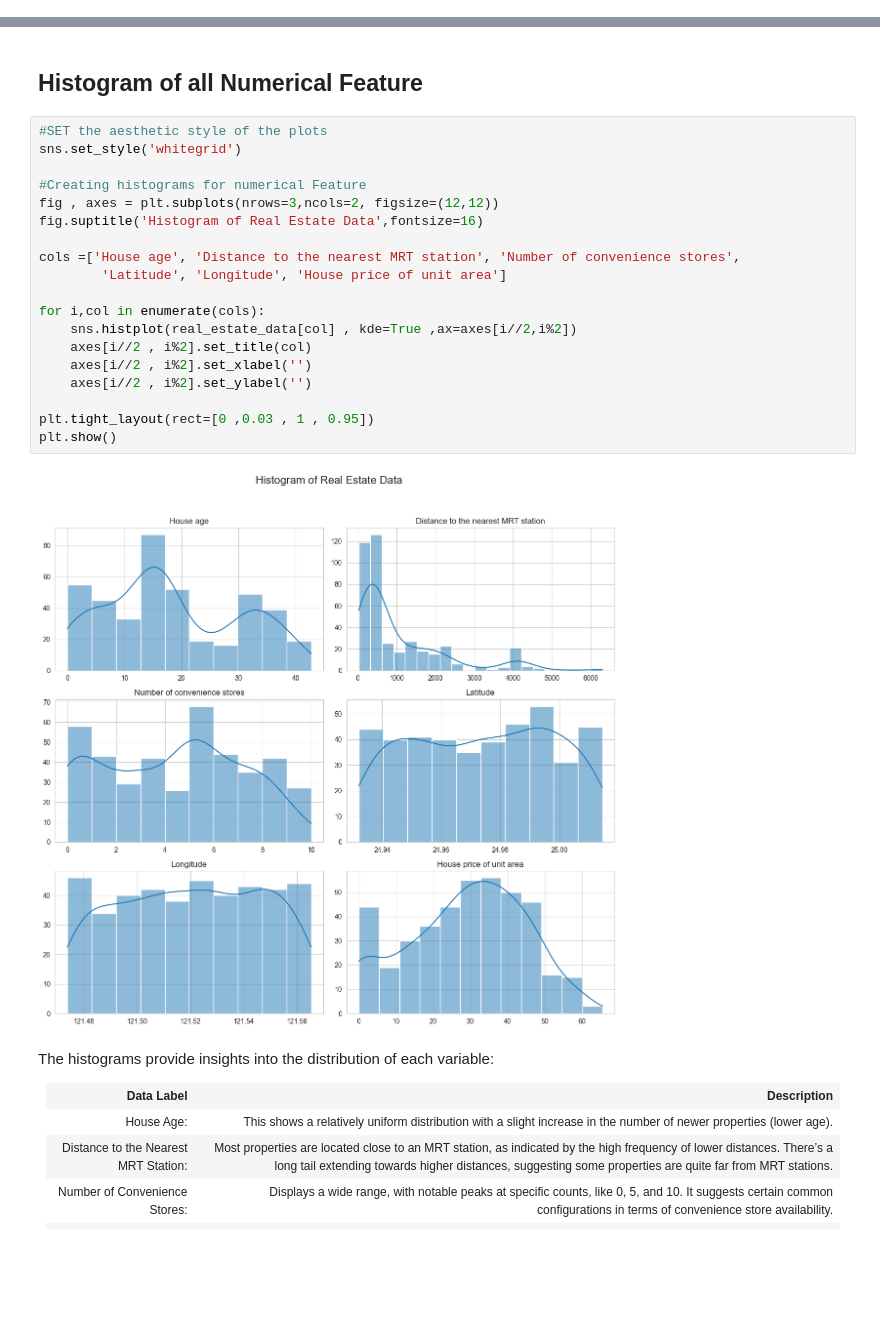
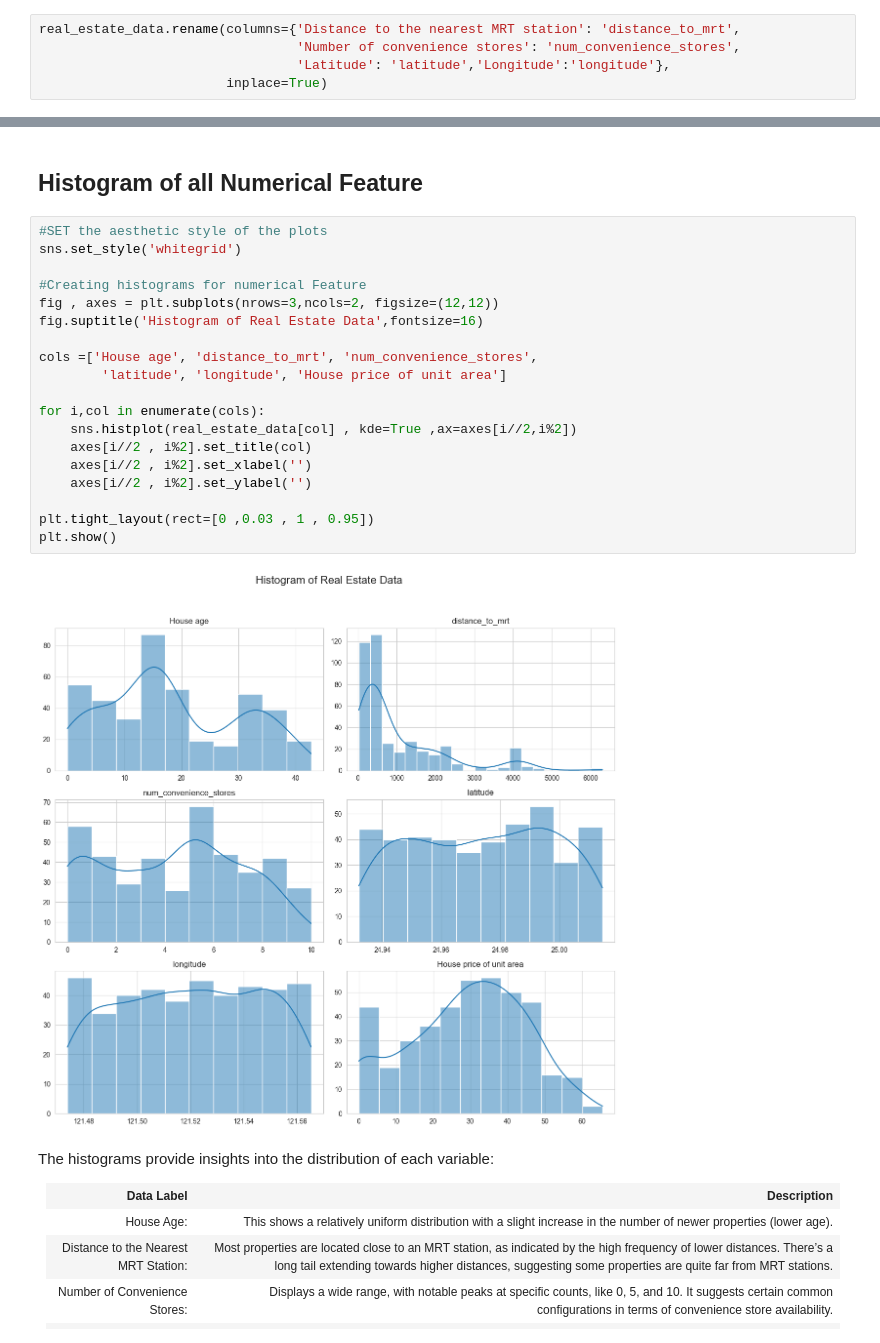
Before and after one commit to HarshPatel2101/Data-Science-Practice, a Jupyter notebook: Real Estate End to End/final.ipynb, the cells around one changed output, grey strips where cells are left out. Cells and saved outputs as stored; diff of their text form; blank space fills up the shorter version.

```diff
--- a/Real Estate End to End/final.ipynb
+++ b/Real Estate End to End/final.ipynb
@@ -17,6 +16,11 @@ real_estate_data.head()
 | 2 | 2012-09-05 01:10:52.349449 | 1.1 | 1978.6710 | 10 | 25.003850 | 121.528336 | ... |
 | 3 | 2012-09-05 13:26:01.189083 | 22.2 | 1055.0670 | 5 | 24.962887 | 121.482178 | ... |
 | 4 | 2012-09-06 08:29:47.910523 | 8.5 | 967.4000 | 6 | 25.011037 | 121.479946 | ... |
+# %%
+real_estate_data.rename(columns={'Distance to the nearest MRT station': 'distance_to_mrt',
+                                 'Number of convenience stores': 'num_convenience_stores',
+                                 'Latitude': 'latitude','Longitude':'longitude'},
+                        inplace=True)
 # %%
 real_estate_data.info()
 # %% [output]
@@ -84,24 +88,24 @@ real_estate_data.describe()
 # %%
 #SET the aesthetic style of the plots
 sns.set_style('whitegrid')
 
 #Creating histograms for numerical Feature
 fig , axes = plt.subplots(nrows=3,ncols=2, figsize=(12,12))
 fig.suptitle('Histogram of Real Estate Data',fontsize=16)
 
-cols =['House age', 'Distance to the nearest MRT station', 'Number of convenience stores',
-        'Latitude', 'Longitude', 'House price of unit area']
+cols =['House age', 'distance_to_mrt', 'num_convenience_stores',
+        'latitude', 'longitude', 'House price of unit area']
 
 for i,col in enumerate(cols):
     sns.histplot(real_estate_data[col] , kde=True ,ax=axes[i//2,i%2])
     axes[i//2 , i%2].set_title(col)
     axes[i//2 , i%2].set_xlabel('')
     axes[i//2 , i%2].set_ylabel('')
 
 plt.tight_layout(rect=[0 ,0.03 , 1 , 0.95])
 plt.show()
 # %% [output]
-[figure, old version]
+[figure, new version]
 # %% [markdown]
 The histograms provide insights into the distribution of each variable:
 <table>
```
Also changed, not shown: parts of 9 cells of this notebook, 2 other files.
